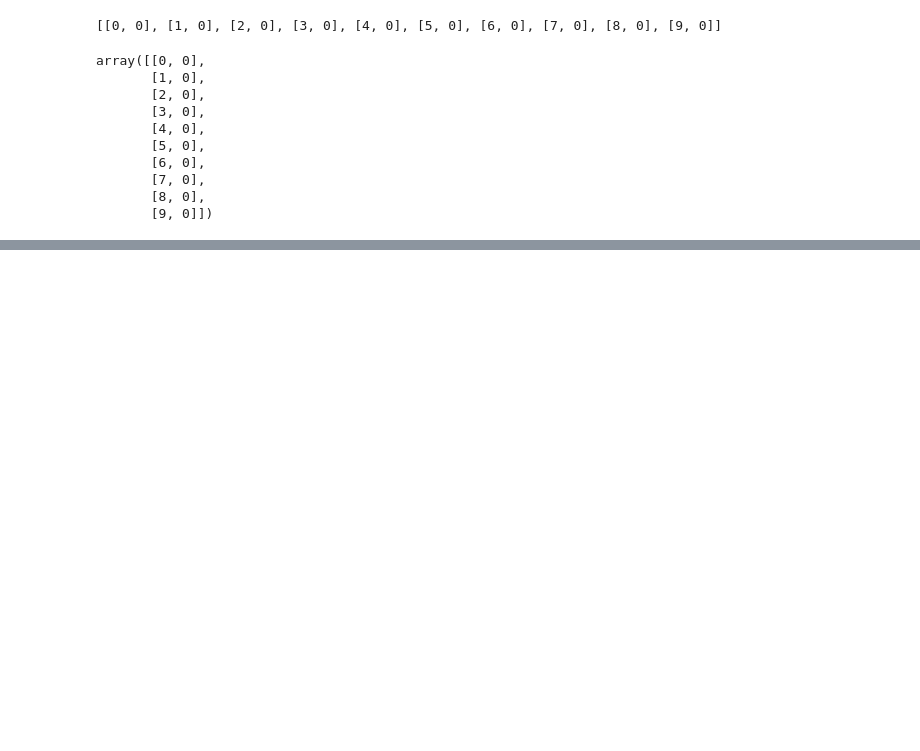
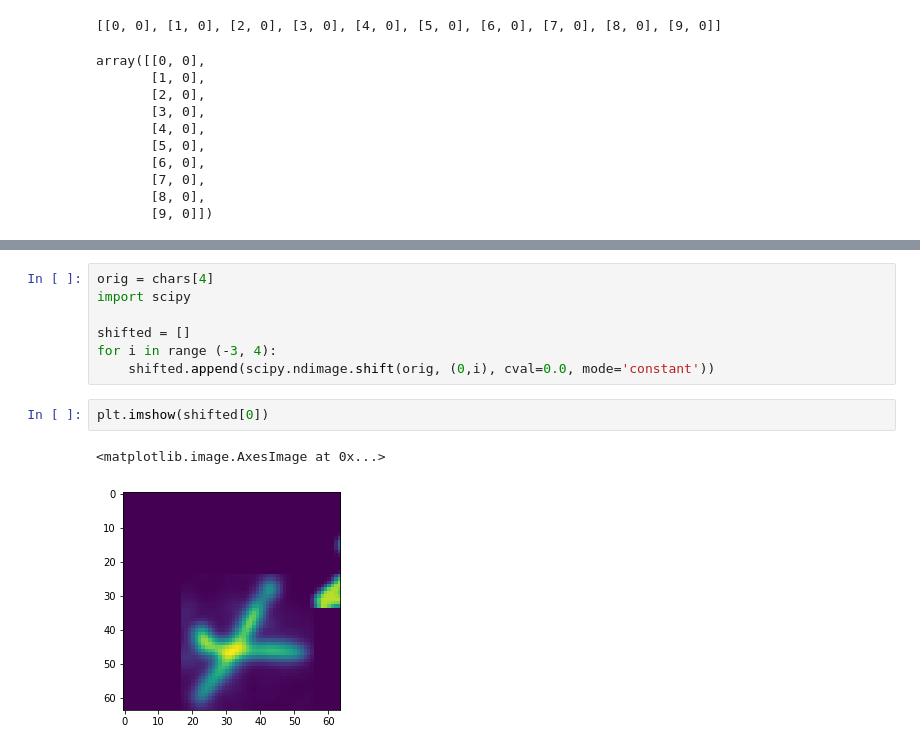
Before and after one commit to idahood/dscomp2020, a Jupyter notebook: data_touching.ipynb, the cells around one changed output, grey strips where cells are left out. Saved outputs shown, nothing was run; the diff lists cells and outputs as text; blank space fills up the shorter version.

```diff
--- a/data_touching.ipynb
+++ b/data_touching.ipynb
@@ -127,0 +135,12 @@ array([[0, 0],
+# %%
+orig = chars[4]
+import scipy
+
+shifted = []
+for i in range (-3, 4):
+    shifted.append(scipy.ndimage.shift(orig, (0,i), cval=0.0, mode='constant'))
+# %%
+plt.imshow(shifted[0])
+# %% [output]
+<matplotlib.image.AxesImage at 0x...>
+[figure, added]
```
Also changed, not shown: parts of 4 cells of this notebook, 3 other files.
